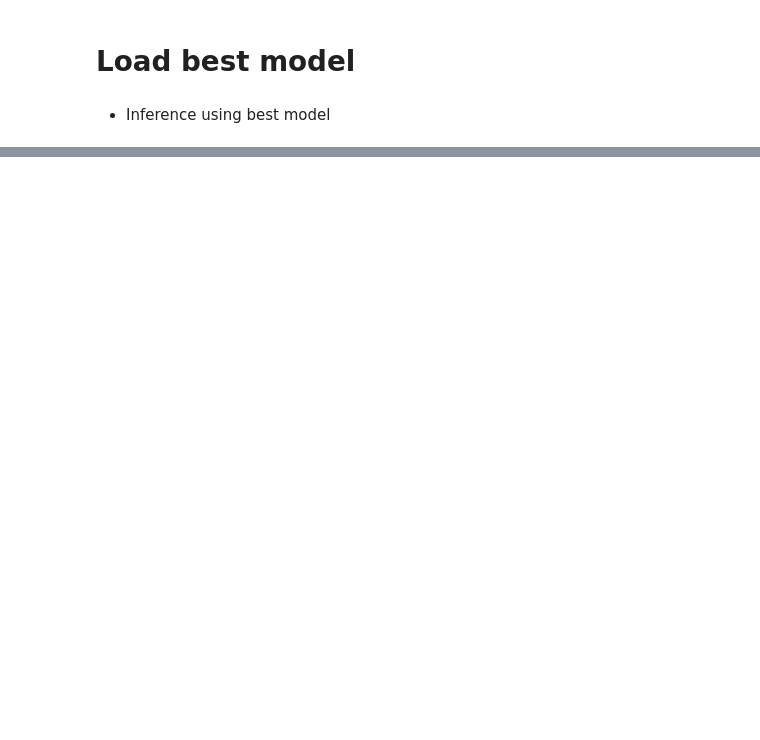
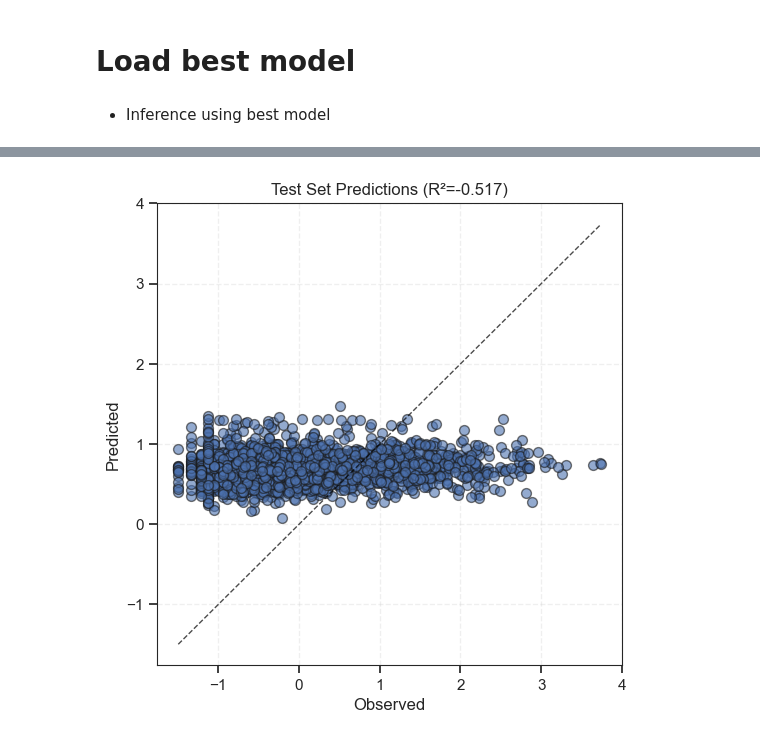
Before and after one commit to iamhaingo/migration-estimation, a Jupyter notebook: src/training_model_regression.ipynb, the cells around one changed output, grey strips where cells are left out. Saved outputs shown, nothing was run; the diff lists cells and outputs as text; code cells hidden in the pictures; blank space fills up the shorter version.

```diff
--- a/src/training_model_regression.ipynb
+++ b/src/training_model_regression.ipynb
@@ -728,3 +861,7 @@ train_loader, val_loader, test_loader = create_data_loaders(
+# %%
+train_loader = DataLoader(train_dataset, batch_size=batch_size, shuffle=True, generator=generator)
+val_loader = DataLoader(val_dataset, batch_size=batch_size, shuffle=False)
+test_loader = DataLoader(test_dataset, batch_size=batch_size, shuffle=False)
 # %%
 model = MultiBranchCNN(output_dim=1).to(device)
 criterion = nn.MSELoss()
@@ -766,15 +941,16 @@ for epoch in range(num_epochs):
     model.train()
     epoch_train_loss = 0.0
 
-    for rgb, viirs, targets, _ , iso3_emb in train_loader:
+    for rgb, viirs_start, viirs_end, targets, iso3_emb in train_loader:
         # Move data to device
         rgb = rgb.to(device)
-        viirs = viirs.to(device)
+        viirs_start = viirs_start.to(device)
+        viirs_end = viirs_end.to(device)
         targets = targets.to(device)
         iso3_emb = iso3_emb.to(device)
 
         # Forward pass
-        outputs = model(rgb, viirs, iso3_emb)
+        outputs = model(rgb, viirs_start, viirs_end, iso3_emb)
         loss = criterion(outputs, targets)
         epoch_train_loss += loss.item()
 
@@ -791,13 +967,14 @@ for epoch in range(num_epochs):
     epoch_val_loss = 0.0
 
     with torch.no_grad():
-        for rgb, viirs, targets, _, iso3_emb in val_loader:
+        for rgb, viirs_start, viirs_end, targets, iso3_emb in val_loader:
             rgb = rgb.to(device)
-            viirs = viirs.to(device)
+            viirs_start = viirs_start.to(device)
+            viirs_end = viirs_end.to(device)
             targets = targets.to(device)
             iso3_emb = iso3_emb.to(device)
 
-            outputs = model(rgb, viirs, iso3_emb)
+            outputs = model(rgb, viirs_start, viirs_end, iso3_emb)
             val_loss = criterion(outputs, targets)
             epoch_val_loss += val_loss.item()
 
@@ -1096,0 +1030,15 @@ list_least_frequent_iso3(df, threshold=20)
+# %%
+def predict_batch(model, batch, device):
+    model.eval()
+    rgb, viirs_start, viirs_end, targets, iso3_emb = batch  # <-- capture targets
+
+    rgb = rgb.to(device)
+    viirs_start = viirs_start.to(device)
+    viirs_end = viirs_end.to(device)
+    iso3_emb = iso3_emb.to(device)
+    targets = targets.to(device)
+
+    with torch.no_grad():
+        outputs = model(rgb, viirs_start, viirs_end, iso3_emb)
+
+    return outputs.cpu().numpy(), targets.cpu().numpy()
@@ -1096,0 +1103,13 @@ list_least_frequent_iso3(df, threshold=20)
+# %%
+# plot r2 scatter in log space
+plt.figure(figsize=(6, 6))
+plt.scatter(targets_test_log, pred_test_log, alpha=0.6, color="#4C72B0", edgecolor="k", s=50)
+lims = [min(targets_test_log.min(), pred_test_log.min()), max(targets_test_log.max(), pred_test_log.max())]
+plt.plot(lims, lims, "--", color="black", linewidth=1, alpha=0.7)
+plt.xlabel("Observed")
+plt.ylabel("Predicted")
+plt.title(f"Test Set Predictions (R²={r2_test_log:.3f})")
+plt.grid(True, linestyle="--", alpha=0.3)
+plt.show()
+# %% [output]
+[figure, added]
```
Also changed, not shown: parts of 43 cells of this notebook, 2 other files.
